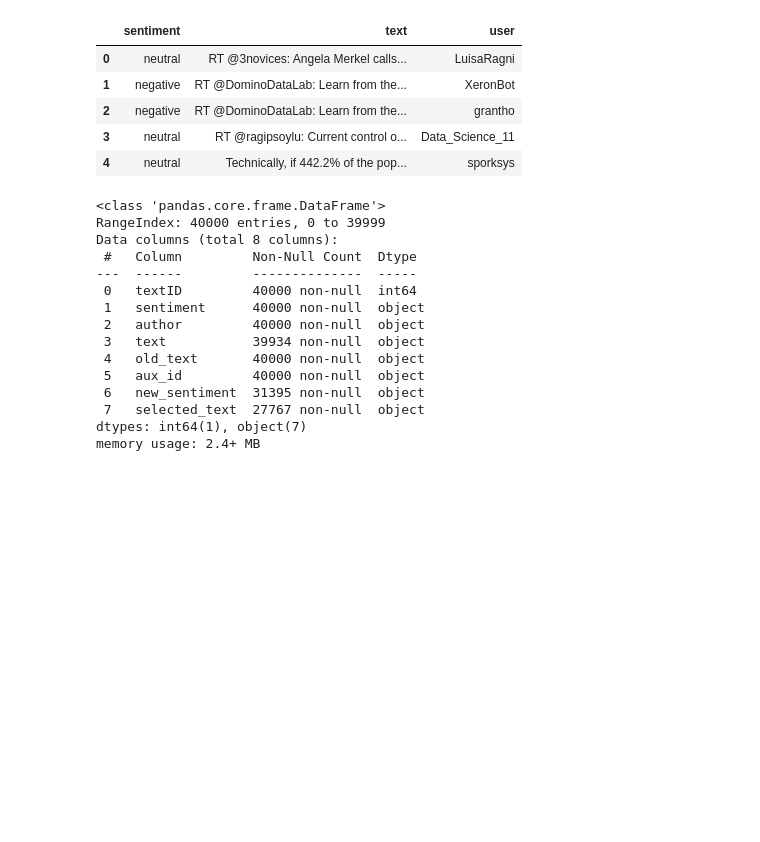
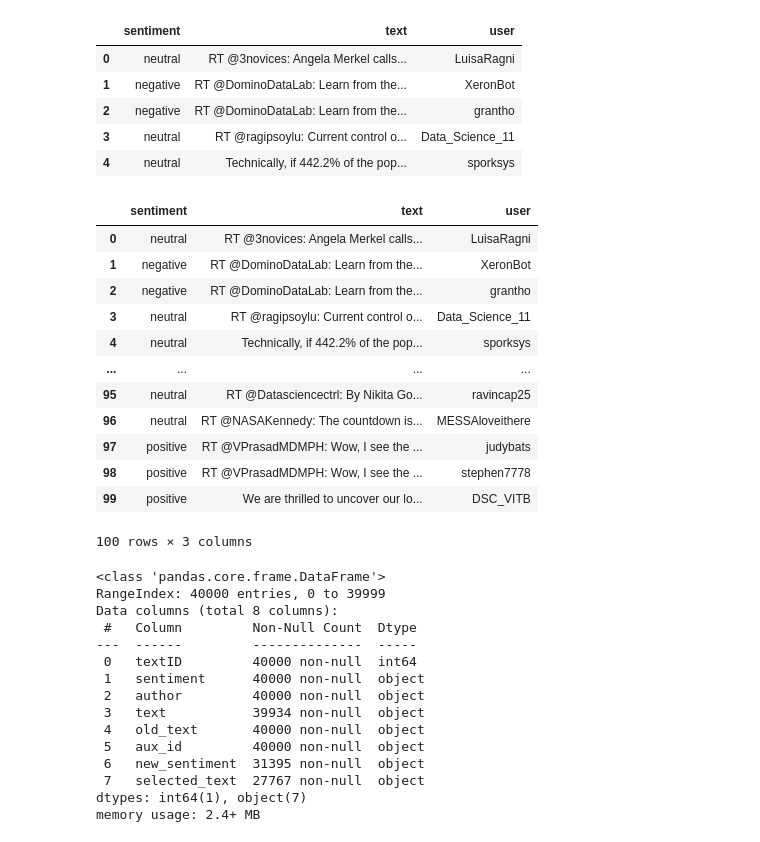
Before and after one commit to razashahid107/SentimentAnalysis, a Jupyter notebook: Untitled.ipynb, the cells around one changed output. Drawn from its saved outputs; the diff is of its cells as text; code cells hidden in the pictures; blank space fills up the shorter version.

Commit message:
data files missing. some file update

```diff
--- a/Untitled.ipynb
+++ b/Untitled.ipynb
@@ -24 +28,17 @@ data2 = pd.read_csv("archive/tweet_dataset.csv")
+# %%
+data
+# %% [output]
+|  | sentiment | text | user |
+| 0 | neutral | RT @3novices: Angela Merkel calls... | LuisaRagni |
+| 1 | negative | RT @DominoDataLab: Learn from the... | XeronBot |
+| 2 | negative | RT @DominoDataLab: Learn from the... | grantho |
+| 3 | neutral | RT @ragipsoylu: Current control o... | Data_Science_11 |
+| 4 | neutral | Technically, if 442.2% of the pop... | sporksys |
+| ... | ... | ... | ... |
+| 95 | neutral | RT @Datasciencectrl: By Nikita Go... | ravincap25 |
+| 96 | neutral | RT @NASAKennedy: The countdown is... | MESSAloveithere |
+| 97 | positive | RT @VPrasadMDMPH: Wow, I see the ... | judybats |
+| 98 | positive | RT @VPrasadMDMPH: Wow, I see the ... | stephen7778 |
+| 99 | positive | We are thrilled to uncover our lo... | DSC_VITB |
+100 rows × 3 columns
 # %%
```
Also changed, not shown: parts of 9 cells of this notebook, 3 other files.
